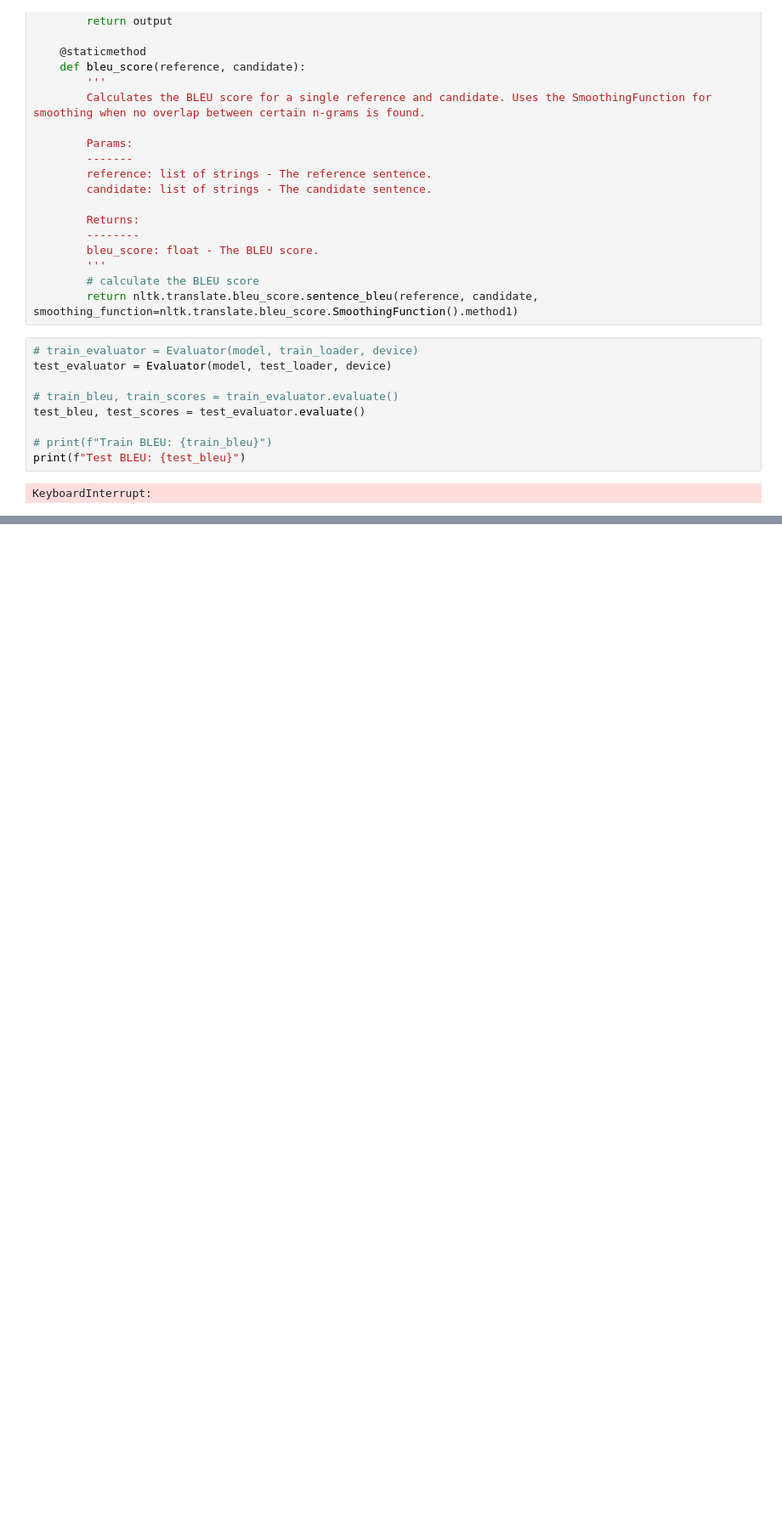
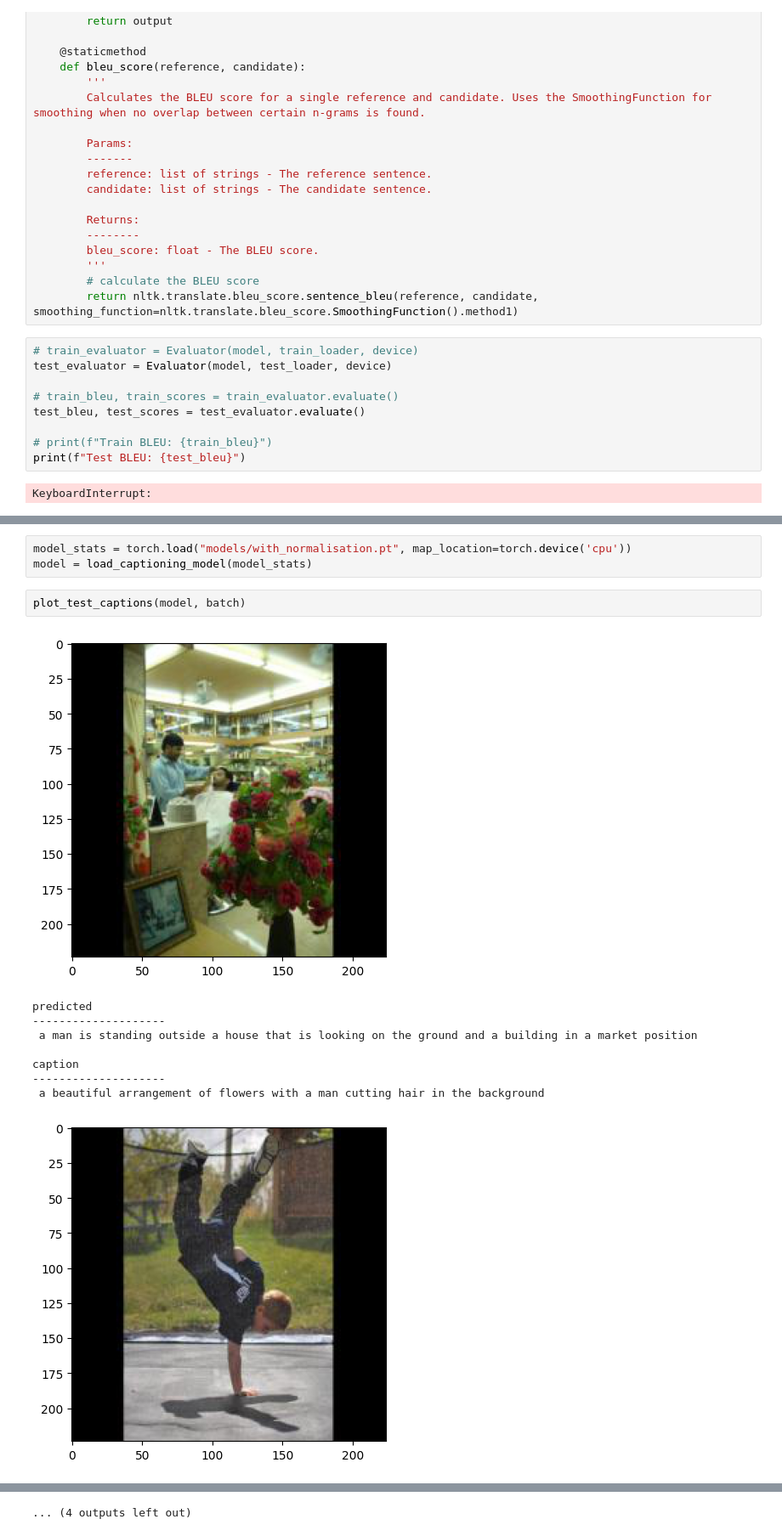
Before and after one commit to ronnyfhnw/del-image-captioning, a Jupyter notebook: Evaluation.ipynb, the cells around one changed output, grey strips where cells are left out. Shown at 85% size. Cells and saved outputs as stored; diff of their text form; blank space fills up the shorter version.

```diff
--- a/Evaluation.ipynb
+++ b/Evaluation.ipynb
@@ -156,0 +222,15 @@ KeyboardInterrupt:
+# %%
+model_stats = torch.load("models/with_normalisation.pt", map_location=torch.device('cpu'))
+model = load_captioning_model(model_stats)
+# %%
+plot_test_captions(model, batch)
+# %% [output]
+[figure, added]
+predicted
+--------------------
+ a man is standing outside a house that is looking on the ground and a building in a market position
+
+caption
+--------------------
+ a beautiful arrangement of flowers with a man cutting hair in the background
+[figure, added]
@@ -156,0 +276 @@ KeyboardInterrupt:
+... (4 outputs left out)
```
Also changed, not shown: parts of 11 cells of this notebook, 1 other file.
